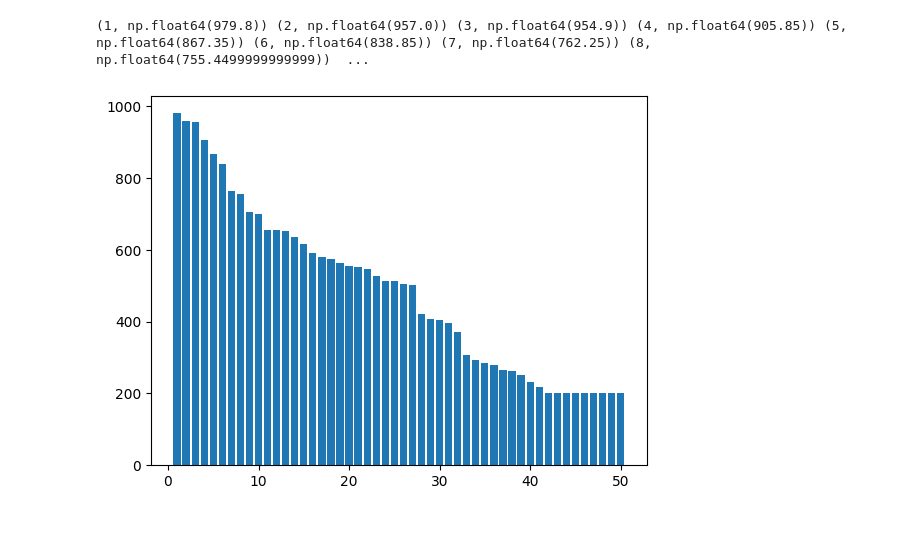
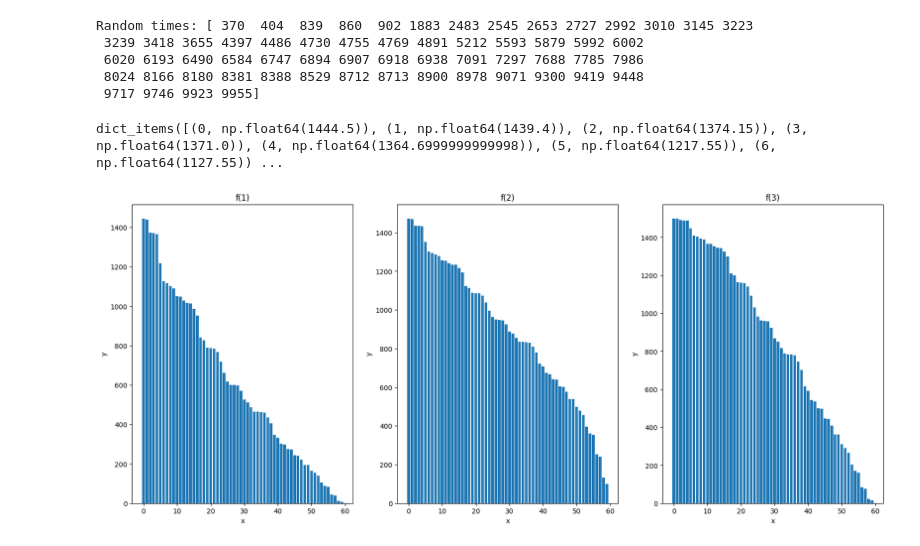
Before and after one commit to BellTigerLee/othello_js, a Jupyter notebook: HW_2_othello/pytest.ipynb, the cells around one changed output. Drawn from its saved outputs; the diff is of its cells as text; code cells hidden in the pictures.

```diff
--- a/HW_2_othello/pytest.ipynb
+++ b/HW_2_othello/pytest.ipynb
@@ -1,27 +1,67 @@
 # %%
 import numpy as np
+MAX_ITERATIONS = 1500
+UNDER_BOUND = 200
+MAX_AI_TIME_PER_GAME=10000
+np.random.seed(seed=1337)
+random_times = np.random.randint(MAX_AI_TIME_PER_GAME, size=60)
+random_times = np.sort(random_times)
 
-const_iterator = 1000
-UPPER_BOUND = 200
-MAX_AI_COUNT=20000
-np.random.seed(seed=1337)
-random_times = np.random.randint(0, 20_000, size=50)
-random_times = np.sort(random_times)
+def get_random_times():
+    global random_times
+    if len(random_times) == 0:
+        return None
+    else:
+        return random_times.pop(0)
+print("Random times:", random_times)
+# %% [output]
+Random times: [ 370  404  839  860  902 1883 2483 2545 2653 2727 2992 3010 3145 3223
+ 3239 3418 3655 4397 4486 4730 4755 4769 4891 5212 5593 5879 5992 6002
+ 6020 6193 6490 6584 6747 6894 6907 6918 6938 7091 7297 7688 7785 7986
+ 8024 8166 8180 8381 8388 8529 8712 8713 8900 8978 9071 9300 9419 9448
+ 9717 9746 9923 9955]
 # %%
+import numpy as np
+import matplotlib.pyplot as plt
+MAX_ITERATIONS = 1500
+UNDER_BOUND = 200
+MAX_AI_TIME_PER_GAME=10000
+np.random.seed(seed=1337)
+random_times = np.random.randint(MAX_AI_TIME_PER_GAME, size=60)
+random_times = np.sort(random_times)
 time_list = {}
+log_time_list = {}
 count = 1
+NUMS = 3
+data = {}
+def f(idx, x):
+    if idx == 0: return MAX_ITERATIONS * (1-np.abs(x/MAX_AI_TIME_PER_GAME))
+    elif idx == 1: return MAX_ITERATIONS * np.pow(1 - np.abs(x / MAX_AI_TIME_PER_GAME), 0.5)
+    elif idx == 2: return MAX_ITERATIONS * (1 - np.pow(x / MAX_AI_TIME_PER_GAME, 2))
+for i in range(NUMS):
+    data[i] = {}
+    count = 0
+    for j in random_times:
+        data[i][count] = f(i, j)
+        count+=1
+
 for i in random_times:
-    time_list[count] = max(const_iterator * ((1-i/MAX_AI_COUNT)), UPPER_BOUND )
+    # time_list[count] = max(const_iterator * ((1-i/MAX_AI_COUNT)), UPPER_BOUND )
+    # print(1-i/MAX_AI_COUNT, count)
+    time_list[count] = MAX_ITERATIONS * (1-np.abs(i/MAX_AI_TIME_PER_GAME))
+    log_time_list[count] =\
+        MAX_ITERATIONS * np.pow(1 - np.abs(i / MAX_AI_TIME_PER_GAME), 0.5)
+
     count+=1
-print()
 
-import matplotlib.pyplot as plt
-print(*time_list.items())
-plt.bar(*zip(*time_list.items()))
+fig, ax = plt.subplots(1, NUMS, figsize=(20, 8))
+for i in range(NUMS):
+    ax[i].set_title("f(%d)" % (i+1))
+    ax[i].set_xlabel("x")
+    ax[i].set_ylabel("y")
+    # ax[i].bar(*zip(*data[i].items()))
+    ax[i].bar(data[i].keys(), data[i].values())
 plt.show()
-# for i in random_times[:10]:
-
-    # print(i / MAX_AI_COUNT)
 # %% [output]
-(1, np.float64(979.8)) (2, np.float64(957.0)) (3, np.float64(954.9)) (4, np.float64(905.85)) (5, np.float64(867.35)) (6, np.float64(838.85)) (7, np.float64(762.25)) (8, np.float64(755.4499999999999))  ...
+dict_items([(0, np.float64(1444.5)), (1, np.float64(1439.4)), (2, np.float64(1374.15)), (3, np.float64(1371.0)), (4, np.float64(1364.6999999999998)), (5, np.float64(1217.55)), (6, np.float64(1127.55)) ...
-[figure, old version]
+[figure, new version]
```
Also changed, not shown: parts of 1 cell of this notebook, 4 other files.
